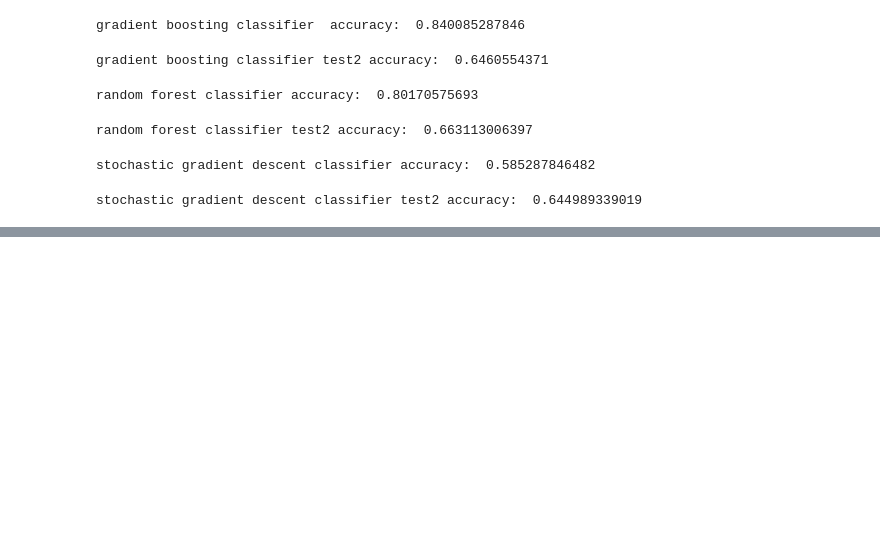
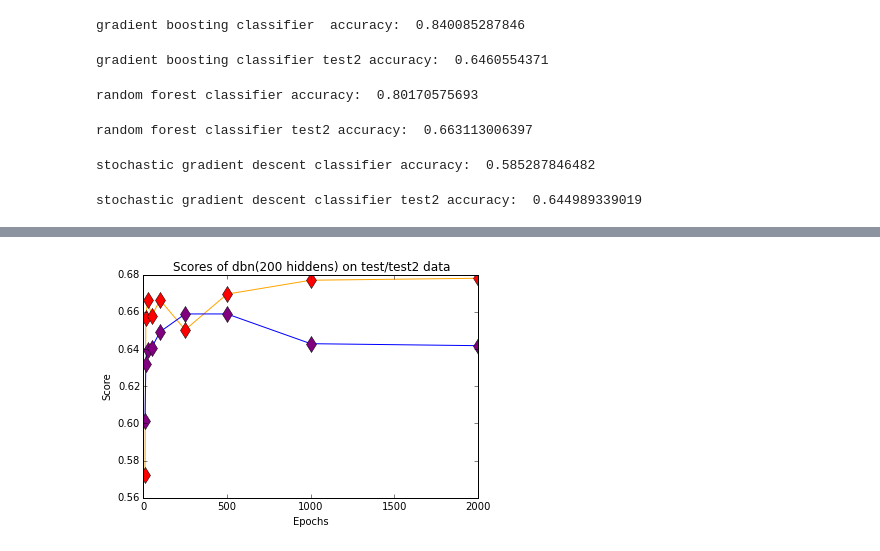
Before and after one commit to kostarion/summer_practics-dbn, a Jupyter notebook: Problem.ipynb, the cells around one changed output, grey strips where cells are left out. Drawn from its saved outputs; the diff is of its cells as text; code cells hidden in the pictures; blank space fills up the shorter version.

```diff
--- a/Problem.ipynb
+++ b/Problem.ipynb
@@ -360,0 +476,6 @@ ImportError: No module named lasagne
+# %%
+from sklearn.grid_search import GridSearchCV
+epochs = [10, 15, 25, 50, 100, 250, 500, 1000, 2000]
+dbn_est = DBN([X_train.shape[1], 300, 2], learn_rates = 0.1)
+classifier = GridSearchCV(estimator=dbn_est, cv=cv, param_grid=dict(epochs=epochs), verbose = 1)
+classifier.fit(X_train_scaled, y_train)
@@ -360,0 +486,11 @@ ImportError: No module named lasagne
+# %%
+epochs = [10, 15, 25, 50, 100, 250, 450, 700, 1000, 1500, 2500]
+# %%
+res_test1_epochs = []
+res_test2_epochs = []
+for i in epochs:
+    dbn = DBN([X_train.shape[1], 300, 2], learn_rates = 0.1, epochs=i)
+    dbn.fit(X_train_scaled, y_train)
+    res_test1_epochs.append(dbn.score(X_test, y_test))
+    res_test2_epochs.append(dbn.score(X_test2, y_test2))
+    print 'trained on', i, 'epochs'
@@ -360,0 +507,11 @@ ImportError: No module named lasagne
+# %%
+plt.title("Scores of dbn(200 hiddens) on test/test2 data")
+plt.plot(epochs, res_test1_epochs, color='orange', marker='d',
+         markerfacecolor='red', markersize=12)
+plt.plot(epochs, res_test2_epochs, color='blue', marker='d',
+         markerfacecolor='purple', markersize=12)
+plt.ylabel('Score')
+plt.xlabel('Epochs')
+plt.show()
+# %% [output]
+[figure, added]
```
Also changed, not shown: parts of 51 cells of this notebook.
